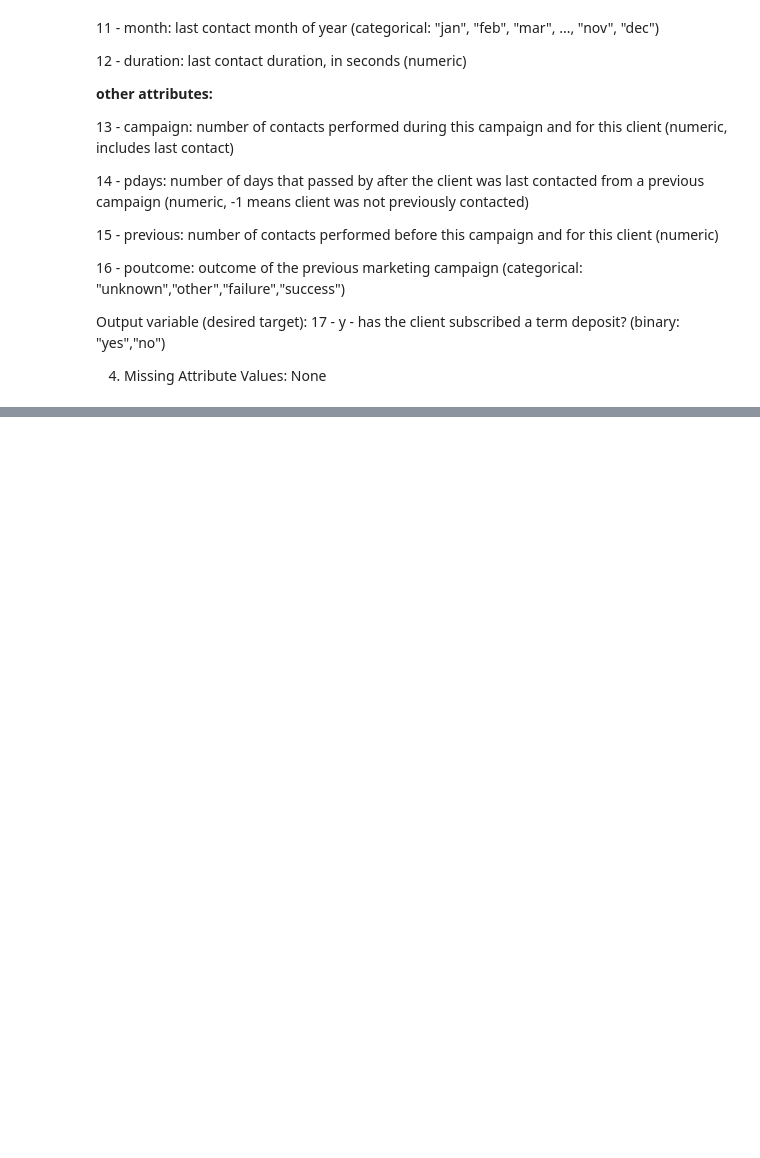
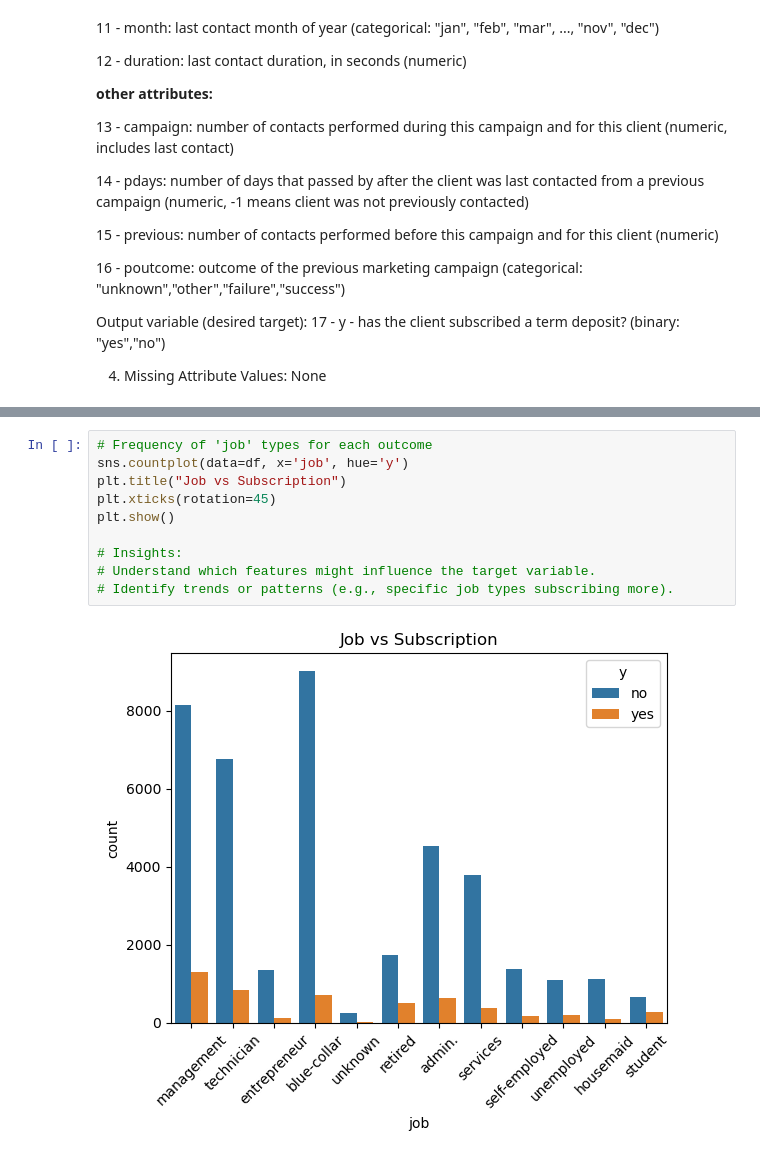
Before and after one commit to amirfarimani/DSI_Team_Project_Bank_Marketing, a Jupyter notebook: experiments/data_processing.ipynb, the cells around one changed output, grey strips where cells are left out. Drawn from its saved outputs; the diff is of its cells as text; blank space fills up the shorter version.

```diff
--- a/experiments/data_processing.ipynb
+++ b/experiments/data_processing.ipynb
@@ -186,0 +226,12 @@ Previous: some clients were contacted 275 times previously before this campaign.
+# %%
+# Frequency of 'job' types for each outcome
+sns.countplot(data=df, x='job', hue='y')
+plt.title("Job vs Subscription")
+plt.xticks(rotation=45)
+plt.show()
+
+# Insights:
+# Understand which features might influence the target variable.
+# Identify trends or patterns (e.g., specific job types subscribing more).
+# %% [output]
+[figure, added]
```
Also changed, not shown: parts of 30 cells of this notebook.
